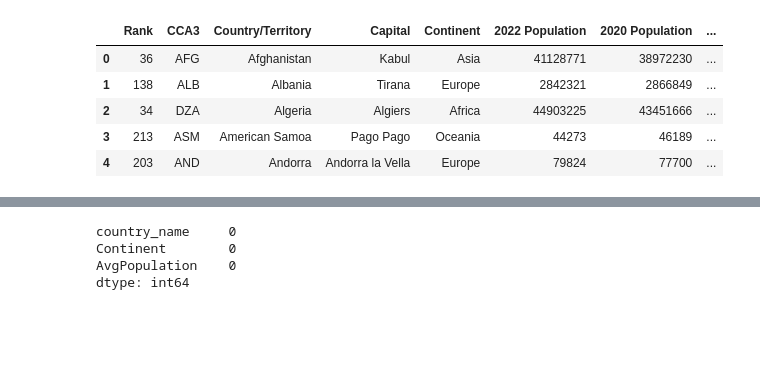
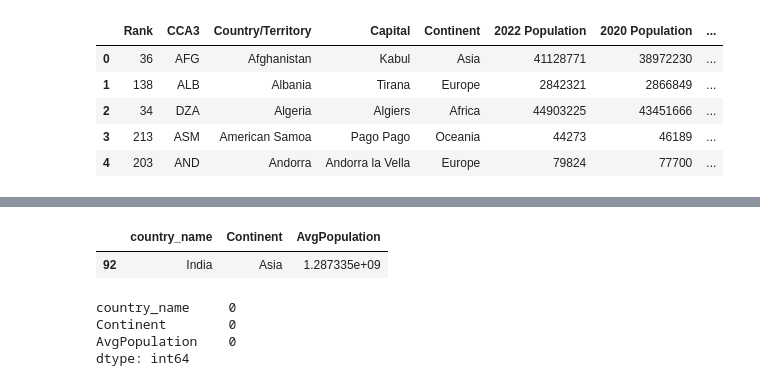
Before and after one commit to ShibamRoy9826/GeeksForGeeks-Hackathon-DataAnalysis-OlympicsData, a Jupyter notebook: GeeksForGeeks-Hackathon-Data-Analysis.ipynb, the cells around one changed output, grey strips where cells are left out. Cells and saved outputs as stored; diff of their text form; code cells hidden in the pictures; blank space fills up the shorter version.

```diff
--- a/GeeksForGeeks-Hackathon-Data-Analysis.ipynb
+++ b/GeeksForGeeks-Hackathon-Data-Analysis.ipynb
@@ -671,3 +673,8 @@ population.head()
 # %%
 population=population.drop(['2022 Population','2020 Population','2015 Population','2010 Population','2000 Population'],axis=1)
 population=population.rename(columns={'Country/Territory':'country_name','AvgPopulation':'AvgPopulation'})
+# %%
+population.query("country_name=='India'")
+# %% [output]
+|  | country_name | Continent | AvgPopulation |
+| 92 | India | Asia | 1.287335e+09 |
```
Also changed, not shown: parts of 21 cells of this notebook.
